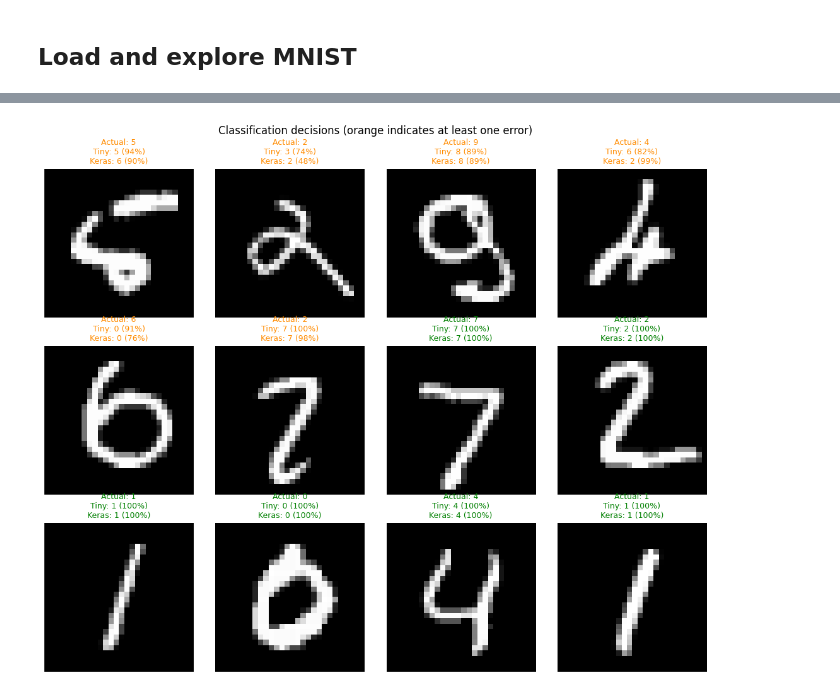
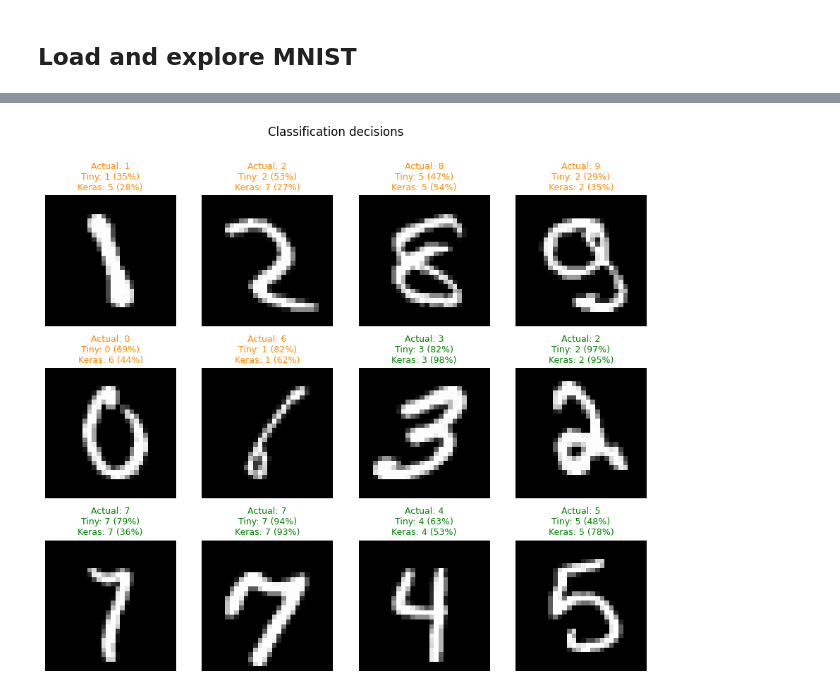
Before and after one commit to eloiraad/TinyMML, a Jupyter notebook: notebooks/01_mnist_mlp.ipynb, the cells around one changed output, grey strips where cells are left out. Drawn from its saved outputs; the diff is of its cells as text; code cells hidden in the pictures.

```diff
--- a/notebooks/01_mnist_mlp.ipynb
+++ b/notebooks/01_mnist_mlp.ipynb
@@ -163,15 +147,15 @@ fig, axes = plt.subplots(2, 5, figsize=(10, 4))
 for digit, axis in enumerate(axes.flat):
     image_index = np.flatnonzero(y_train == digit)[0]
     axis.imshow(x_train_images[image_index], cmap="gray")
-    axis.set_title(f"Digit {digit}")
+    axis.set_title(f"{digit}")
     axis.axis("off")
-plt.suptitle("One selected MNIST example per class")
+plt.suptitle("MNIST samples per class")
 plt.tight_layout()
 plt.show()
 
 fig, axes = plt.subplots(1, 2, figsize=(11, 3.5))
 axes[0].bar(np.arange(10), np.bincount(y_train, minlength=10))
-axes[0].set(title="Reduced training class balance", xlabel="Digit", ylabel="Samples")
+axes[0].set(title="Training labels distribution", xlabel="Digit", ylabel="Samples")
 axes[1].hist(x_train_images.ravel(), bins=30)
 axes[1].set(title="Scaled pixel distribution", xlabel="Pixel value", ylabel="Count")
 plt.tight_layout()
@@ -190,18 +174,20 @@ Both models use `Flatten → 128 → ReLU → Dropout(0.2) → 64 → ReLU → D
 # %%
-tt.manual_seed(CONFIG["seed"])
+#Use model with layer shape simple and documented as working, no superflu layers or too much nerons or too much batch size/epochs
+
 tiny_model = tm.Model([
-    tm.Flatten(), tm.Linear(128, init="he"), tm.ReLU(), tm.Dropout(0.2),
-    tm.Linear(64, init="he"), tm.ReLU(), tm.Dropout(0.2), tm.Linear(10),
+    tm.Flatten(),
+    tm.Linear(32, init="he"), tm.ReLU(), tm.Dropout(0.2),
+    tm.Linear(16, init="he"), tm.ReLU(), tm.Dropout(0.2),
+    tm.Linear(10),
 ])
 tiny_model.build(list(x_train_tiny.shape))
 tiny_optimizer = tm.Adam(tiny_model.parameters(), lr=CONFIG["learning_rate"])
 tiny_loss = tm.CrossEntropyLoss()
 
-keras.utils.set_random_seed(CONFIG["seed"])
 keras_model = keras.Sequential([
     keras.layers.Input(shape=(28, 28, 1)), keras.layers.Flatten(),
-    keras.layers.Dense(128, kernel_initializer="he_normal"), keras.layers.ReLU(), keras.layers.Dropout(0.2),
-    keras.layers.Dense(64, kernel_initializer="he_normal"), keras.layers.ReLU(), keras.layers.Dropout(0.2),
+    keras.layers.Dense(32, kernel_initializer="he_normal"), keras.layers.ReLU(), keras.layers.Dropout(0.2),
+    keras.layers.Dense(16, kernel_initializer="he_normal"), keras.layers.ReLU(), keras.layers.Dropout(0.2),
     keras.layers.Dense(10),
 ])
 keras_model.compile(
@@ -290,31 +310,22 @@ plt.show()
 # %%
 wrong = np.flatnonzero((tiny_predictions != y_test) | (keras_predictions != y_test))[:6]
 correct = np.flatnonzero((tiny_predictions == y_test) & (keras_predictions == y_test))[:12 - len(wrong)]
 decision_indices = np.concatenate([wrong, correct])[:12]
+
 fig, axes = plt.subplots(3, 4, figsize=(11, 9))
 for axis, index in zip(axes.flat, decision_indices):
     axis.imshow(x_test_images[index], cmap="gray")
     actual = y_test[index]
     title_color = "green" if tiny_predictions[index] == actual and keras_predictions[index] == actual else "darkorange"
     axis.set_title(
         f"Actual: {actual}\nTiny: {tiny_predictions[index]} ({tiny_probabilities[index].max():.0%})"
         f"\nKeras: {keras_predictions[index]} ({keras_probabilities[index].max():.0%})",
         color=title_color, fontsize=9,
     )
     axis.axis("off")
 for axis in axes.flat[len(decision_indices):]:
     axis.axis("off")
-plt.suptitle("Classification decisions (orange indicates at least one error)")
-plt.tight_layout()
+plt.suptitle("Classification decisions")
 plt.show()
-
-assert np.isfinite(tiny_history["loss"]).all() and np.isfinite(keras_history.history["loss"]).all()
-assert tiny_history["loss"][-1] < tiny_history["loss"][0]
-assert keras_history.history["loss"][-1] < keras_history.history["loss"][0]
-assert tiny_test_accuracy > 0.80, f"TinyMML MNIST accuracy too low: {tiny_test_accuracy:.3f}"
-assert accuracy_score(y_test, keras_predictions) > 0.80
-assert np.isfinite(tiny_probabilities).all() and np.isfinite(keras_probabilities).all()
-np.testing.assert_allclose(tiny_probabilities.sum(1), 1.0, atol=1e-5)
-np.testing.assert_allclose(keras_probabilities.sum(1), 1.0, atol=1e-5)
 # %% [output]
-[figure, old version]
+[figure, new version]
```
Also changed, not shown: parts of 9 cells of this notebook, 1 other file.
